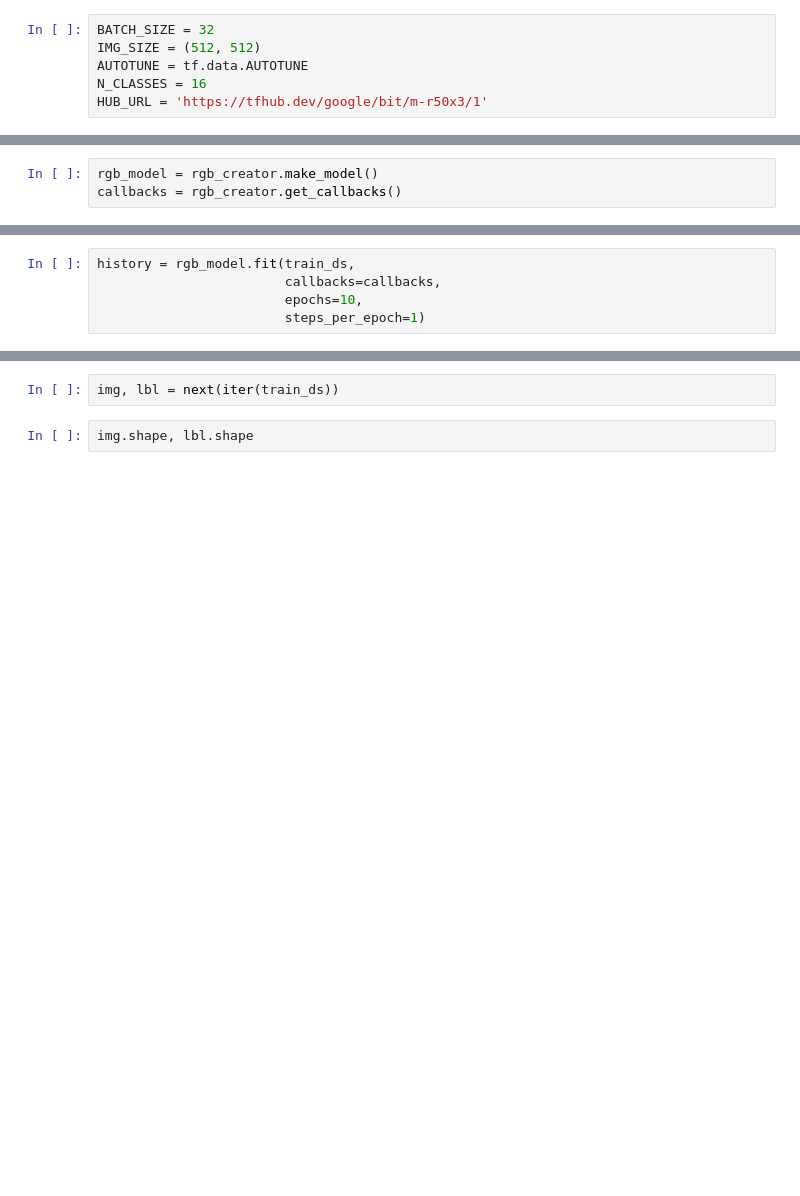
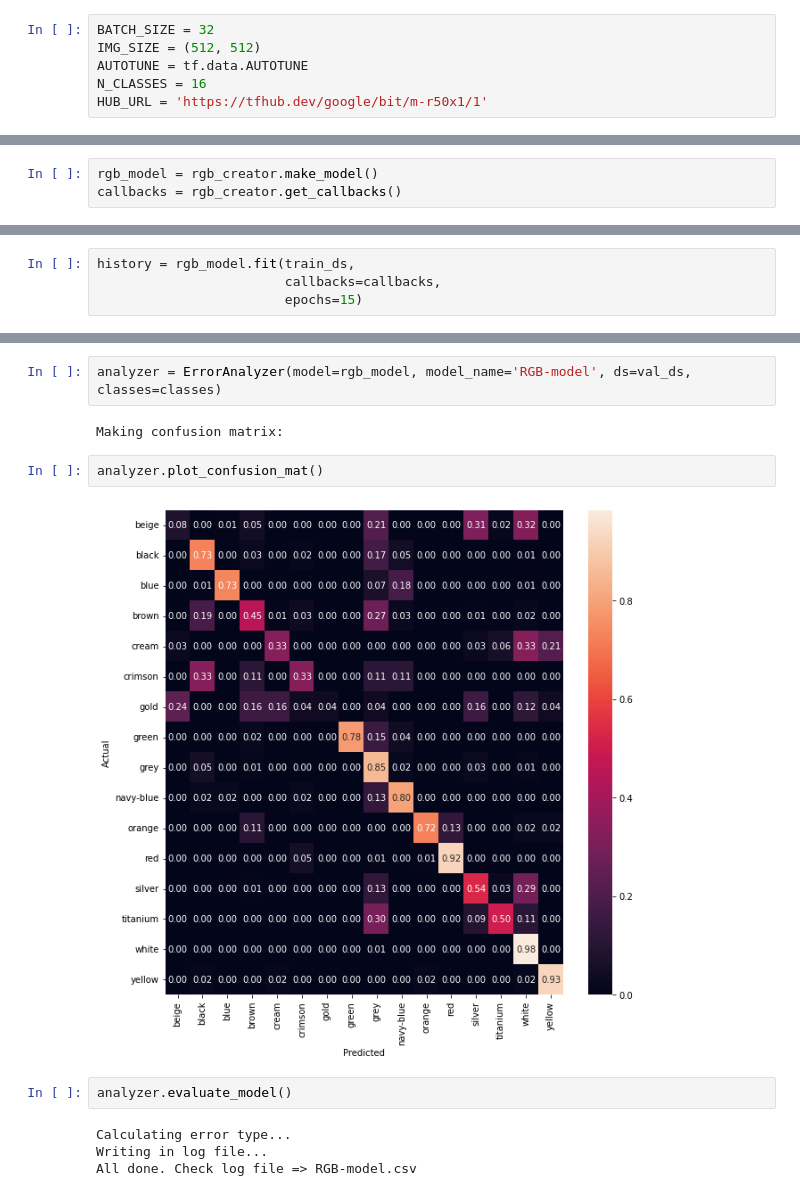
Before and after one commit to m-bashari-m/vehicle-color-recognition, a Jupyter notebook: src/rgb_model.ipynb, the cells around one changed output, grey strips where cells are left out. Drawn from its saved outputs; the diff is of its cells as text; blank space fills up the shorter version.

```diff
--- a/src/rgb_model.ipynb
+++ b/src/rgb_model.ipynb
@@ -31,7 +33,7 @@ BATCH_SIZE = 32
 IMG_SIZE = (512, 512)
 AUTOTUNE = tf.data.AUTOTUNE
 N_CLASSES = 16
-HUB_URL = 'https://tfhub.dev/google/bit/m-r50x3/1'
+HUB_URL = 'https://tfhub.dev/google/bit/m-r50x1/1'
 # %%
 dataset_dir = os.path.join('drive', 'MyDrive', 'cars')
 train_dir = os.path.join(dataset_dir, 'train')
@@ -101,6 +103,5 @@ _________________________________________________________________
 # %%
 history = rgb_model.fit(train_ds,
                         callbacks=callbacks,
-                        epochs=10,
-                        steps_per_epoch=1)
+                        epochs=15)
 # %% [output]
@@ -109,4 +125,14 @@ KeyError: ignored
-# %%
-img, lbl = next(iter(train_ds))
-# %%
-img.shape, lbl.shape
+# %%
+analyzer = ErrorAnalyzer(model=rgb_model, model_name='RGB-model', ds=val_ds, classes=classes)
+# %% [output]
+Making confusion matrix:
+# %%
+analyzer.plot_confusion_mat()
+# %% [output]
+[figure, added]
+# %%
+analyzer.evaluate_model()
+# %% [output]
+Calculating error type...
+Writing in log file...
+All done. Check log file => RGB-model.csv
```
Also changed, not shown: parts of 4 cells of this notebook.
